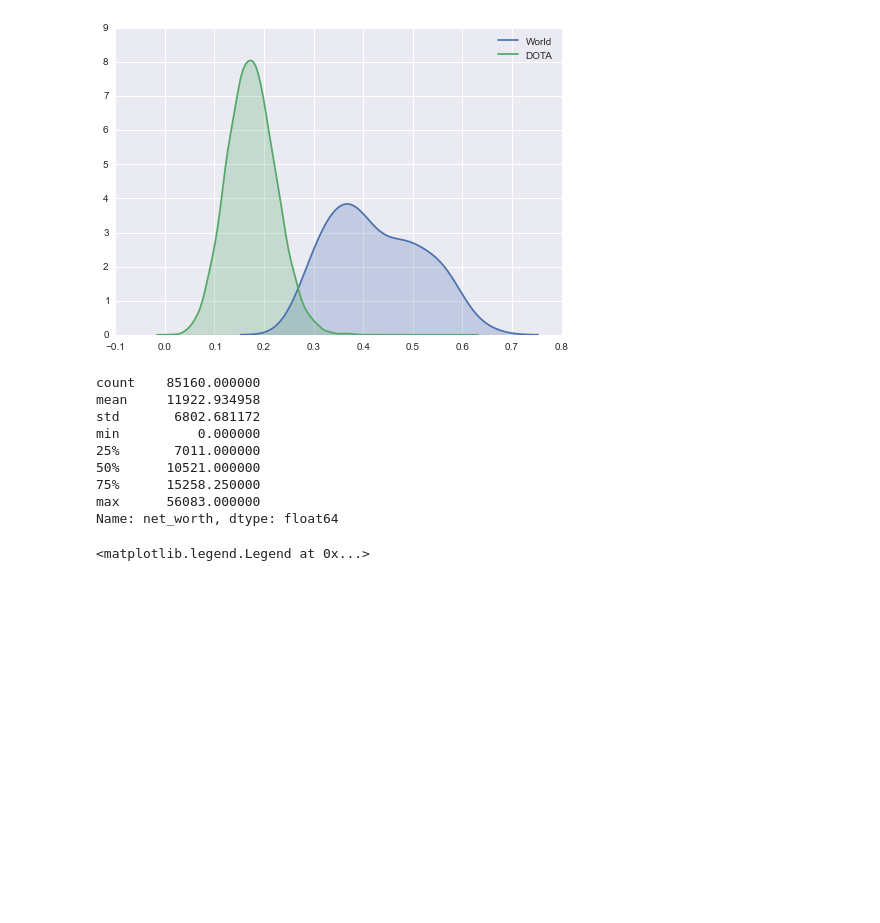
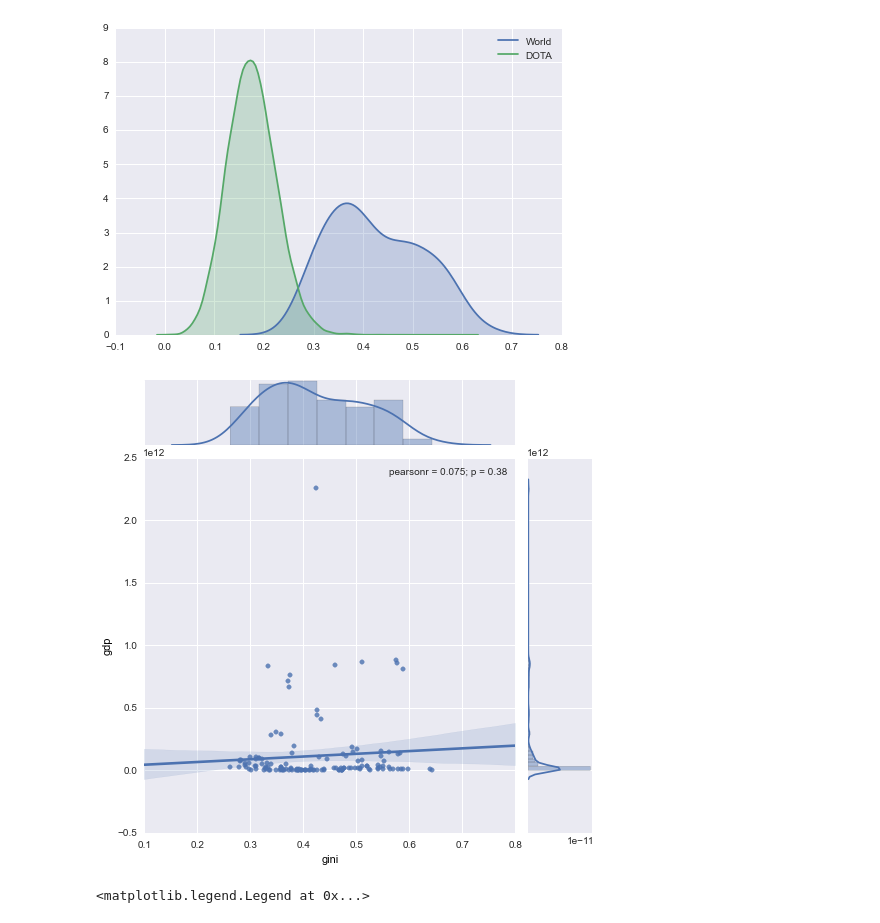
Before and after one commit to TomAugspurger/dota, a Jupyter notebook: examples/gini.ipynb, the cells around one changed output. Saved outputs shown, nothing was run; the diff lists cells and outputs as text; code cells hidden in the pictures; blank space fills up the shorter version.

```diff
--- a/examples/gini.ipynb
+++ b/examples/gini.ipynb
@@ -55,18 +56,11 @@ sns.kdeplot(dota_gini, shade=True, label='DOTA')
 # %% [output]
 <matplotlib.axes._subplots.AxesSubplot at 0x...>
 [figure]
-# %%
-df.net_worth.describe()
-# %% [output]
-count    85160.000000
-mean     11922.934958
-std       6802.681172
-min          0.000000
-25%       7011.000000
-50%      10521.000000
-75%      15258.250000
-max      56083.000000
-Name: net_worth, dtype: float64
+# %%
+g = sns.jointplot("gini", "gdp", data=world, kind="reg",
+                  size=7)
+# %% [output]
+[figure, added]
 # %%
 win = df.groupby(['match_id', 'team'])['win'].apply(lambda x: x.all())
 by_win = pd.concat([dota_gini, win], axis=1, keys=['gini', 'win'])
```
Also changed, not shown: parts of 16 cells of this notebook.
